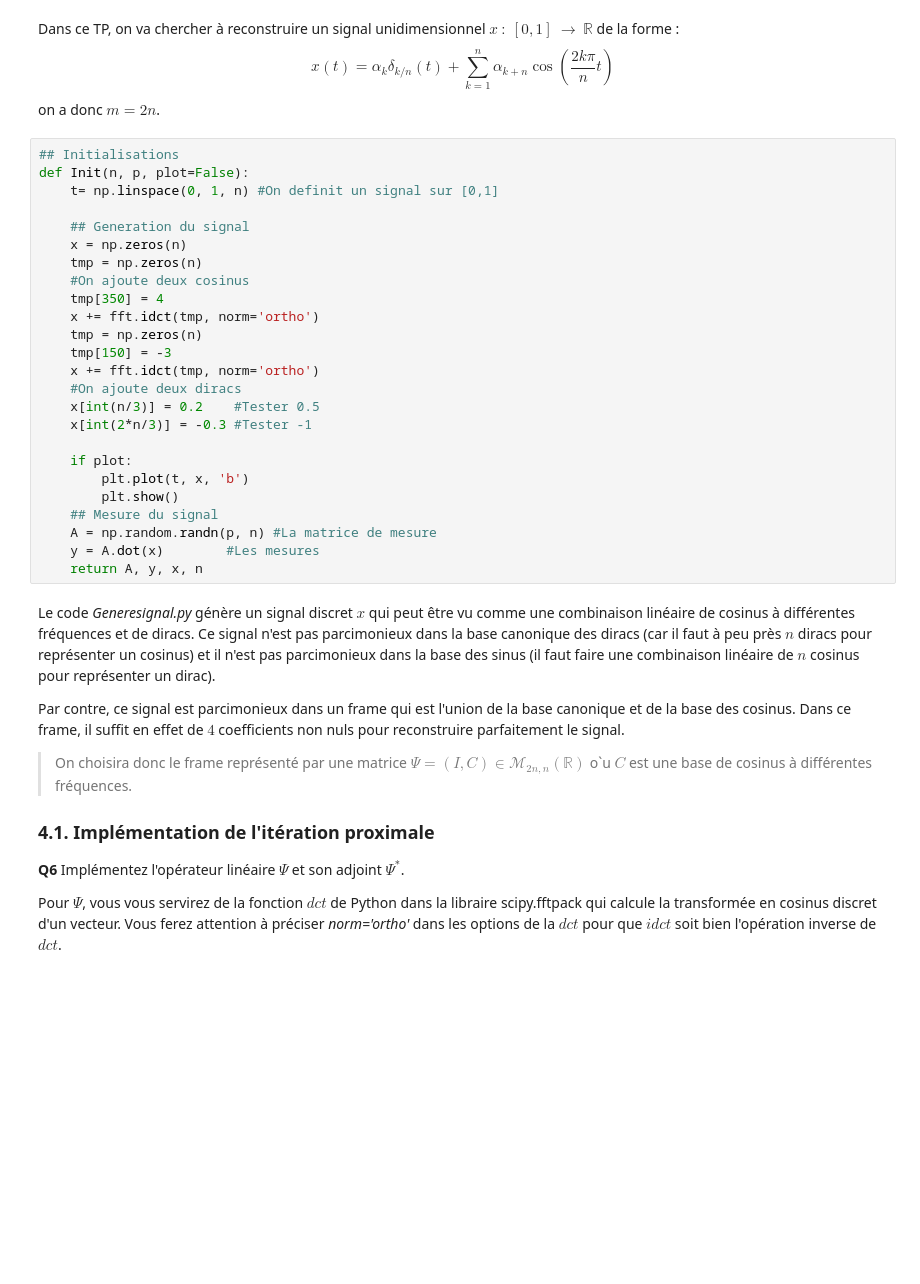
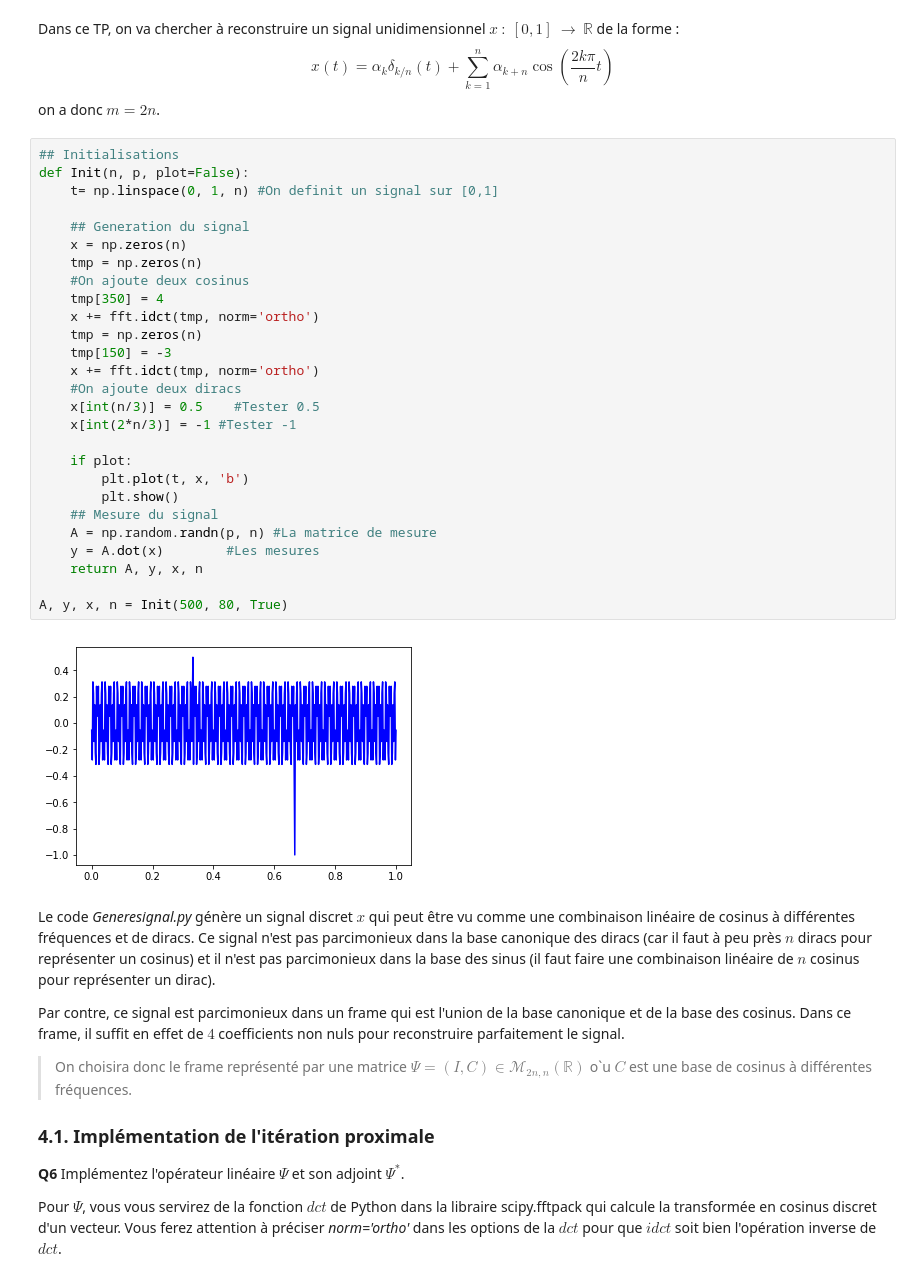
Before and after one commit to PaulCharnay/Opti_4A_S2, a Jupyter notebook: TP2_CompressiveSensing.ipynb, the cells around one changed output. Cells and saved outputs as stored; diff of their text form; blank space fills up the shorter version.

```diff
--- a/TP2_CompressiveSensing.ipynb
+++ b/TP2_CompressiveSensing.ipynb
@@ -252,28 +226,32 @@ on a donc $m=2n$.
 # %%
 ## Initialisations
 def Init(n, p, plot=False):
     t= np.linspace(0, 1, n) #On definit un signal sur [0,1]
 
     ## Generation du signal
     x = np.zeros(n)
     tmp = np.zeros(n)
     #On ajoute deux cosinus
     tmp[350] = 4
     x += fft.idct(tmp, norm='ortho')
     tmp = np.zeros(n)
     tmp[150] = -3
     x += fft.idct(tmp, norm='ortho')
     #On ajoute deux diracs
-    x[int(n/3)] = 0.2    #Tester 0.5
-    x[int(2*n/3)] = -0.3 #Tester -1
+    x[int(n/3)] = 0.5    #Tester 0.5
+    x[int(2*n/3)] = -1 #Tester -1
 
     if plot:
         plt.plot(t, x, 'b')
         plt.show()
     ## Mesure du signal
     A = np.random.randn(p, n) #La matrice de mesure
     y = A.dot(x)        #Les mesures
     return A, y, x, n
+
+A, y, x, n = Init(500, 80, True)
+# %% [output]
+[figure, added]
 # %% [markdown]
 Le code *Generesignal.py* génère un signal discret $x$ qui peut être vu comme une combinaison linéaire de cosinus à différentes fréquences et de diracs. Ce signal n'est pas parcimonieux dans la base canonique des diracs (car il faut à peu près $n$ diracs pour représenter un cosinus) et il n'est pas parcimonieux dans la base des sinus (il faut faire une combinaison linéaire de $n$ cosinus pour représenter un dirac).
 
```
Also changed, not shown: parts of 17 cells of this notebook.
